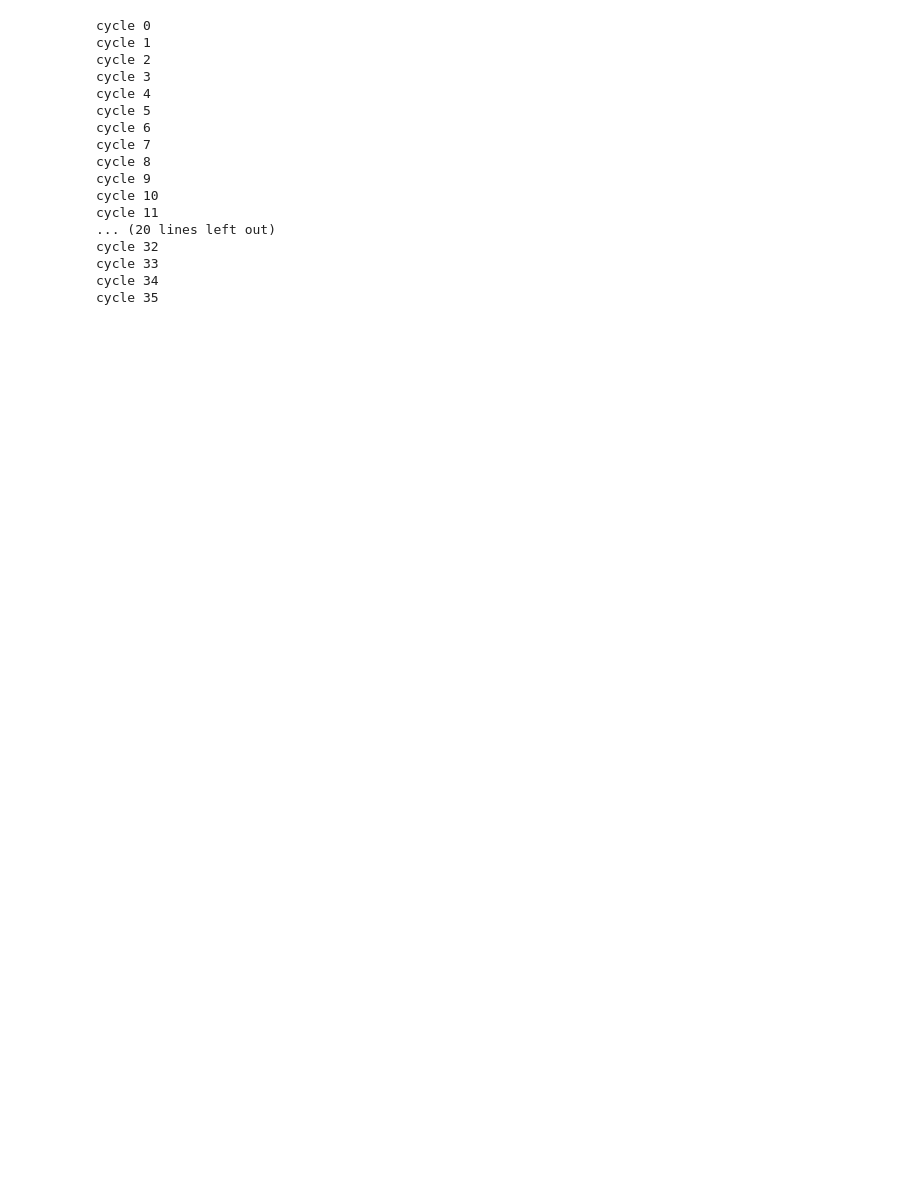
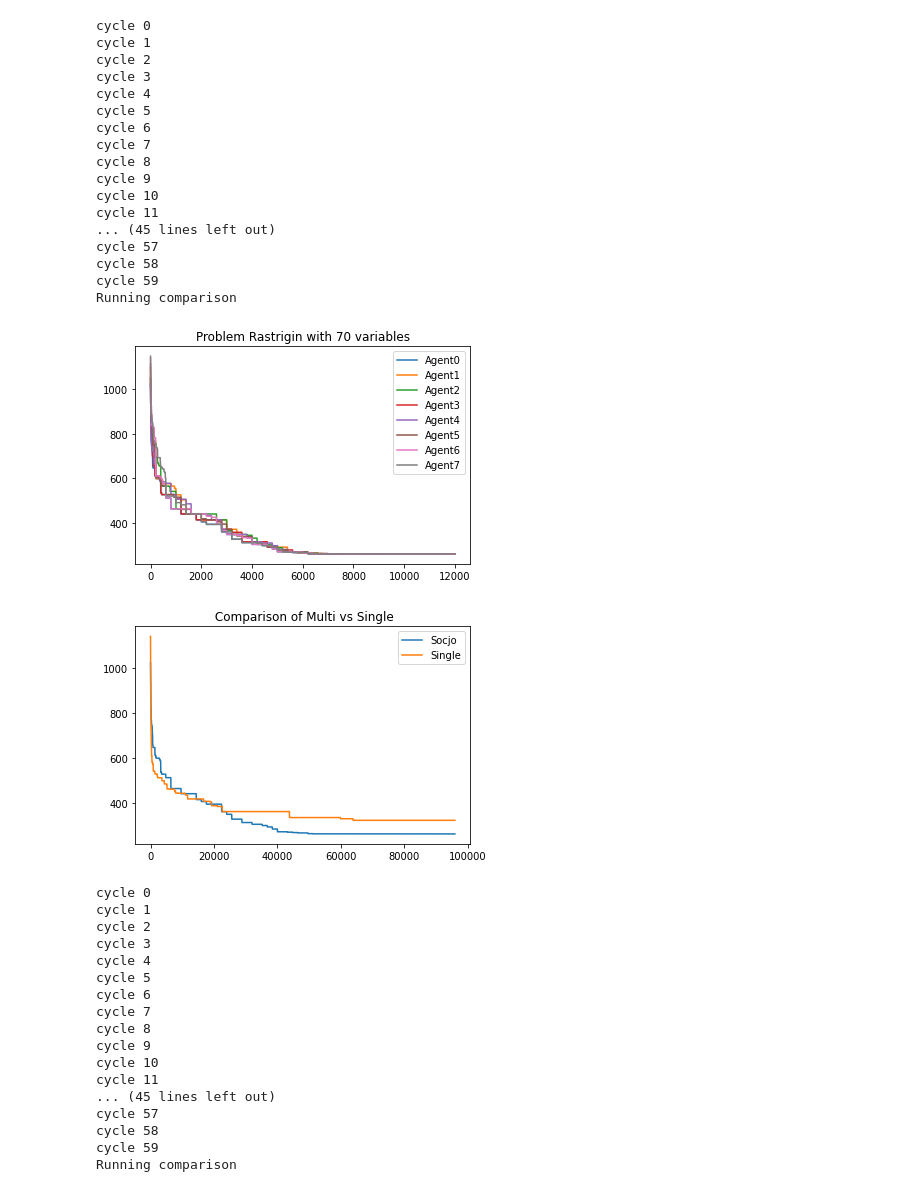
Before and after one commit to KrzysztofCzech/Algorytm-stadny, a Jupyter notebook: main.ipynb, the cells around one changed output. Drawn from its saved outputs; the diff is of its cells as text; code cells hidden in the pictures; blank space fills up the shorter version.

```diff
--- a/main.ipynb
+++ b/main.ipynb
@@ -8,17 +8,18 @@ from random import randint
 from Agent import Agent
 from Executor import MultiAgentRunner
 from communication import AttiduteType
+from StatisticRunner import StatisticRunner
+from communication import CommunicationBasic
 
 
 
 
 
-
-problem = Rastrigin(number_of_variables = 110)
+problem = Rastrigin(number_of_variables = 70)
 
 
 Agents =  []
-for i in range(0,9):
+for i in range(0,8):
     Island1 = Island(algorithm=EvolutionAlgoritm(
     problem=problem,
     population_size=50 -2*i,
@@ -28,40 +29,61 @@ for i in range(0,9):
     selection= BinaryTournamentSelection(),
     termination_criterion=StoppingByEvaluations(max_evaluations=100000)))
     Island1.start()
-    Agents.append(Agent(Island1, name= f"Agent{i}", attidute= AttiduteType(i % 3)))
+    Agents.append(Agent(Island1, name= f"Agent{i}", attidute= AttiduteType(i % 3), communication_type=CommunicationBasic()))
 
 i = 5
 
 Island2 = Island(algorithm=EvolutionAlgoritm(
 problem=problem,
-population_size=50 -5*i,
+population_size=50 -2*i,
 offspring_population_size= 100 -8*i,
 mutation=PolynomialMutation(probability=0.5 + 0.01*i / problem.number_of_variables, distribution_index=20 +i),
 crossover= SBXCrossover(probability=0.01 * i + 0.01),
 selection= BinaryTournamentSelection(),
 termination_criterion=StoppingByEvaluations(max_evaluations=100000)))
 Island2.start()
-agent_single = Agent(Island2, name= f"Agent single", attidute= AttiduteType(1))
+agent_single = Agent(Island2, name= f"Agent single", attidute= AttiduteType(1), communication_type=CommunicationBasic())
 
 
 runner = MultiAgentRunner(agents= Agents, agent_single= agent_single)
 
-runner.run(cycles=150, cycle_iter=400, num_of_comm=3)
+Statistic_runner = StatisticRunner(runner)
+
+Statistic_runner.run_an_collect_data(no_runs = 20, cycles=60, cycle_iter=200, num_of_comm=2)
 # %% [output]
 cycle 0
 cycle 1
 cycle 2
 cycle 3
 cycle 4
 cycle 5
 cycle 6
 cycle 7
 cycle 8
 cycle 9
 cycle 10
 cycle 11
-... (20 lines left out)
-cycle 32
-cycle 33
-cycle 34
-cycle 35
+... (45 lines left out)
+cycle 57
+cycle 58
+cycle 59
+Running comparison
+[figure, added]
+[figure, added]
+cycle 0
+cycle 1
+cycle 2
+cycle 3
+cycle 4
+cycle 5
+cycle 6
+cycle 7
+cycle 8
+cycle 9
+cycle 10
+cycle 11
+... (45 lines left out)
+cycle 57
+cycle 58
+cycle 59
+Running comparison
```
Also changed, not shown: parts of 2 cells of this notebook, 8 other files.
